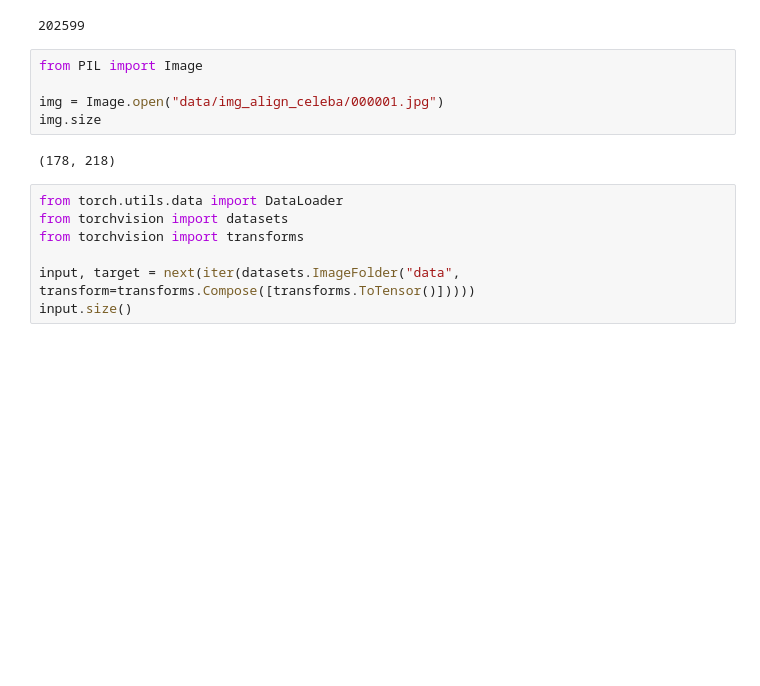
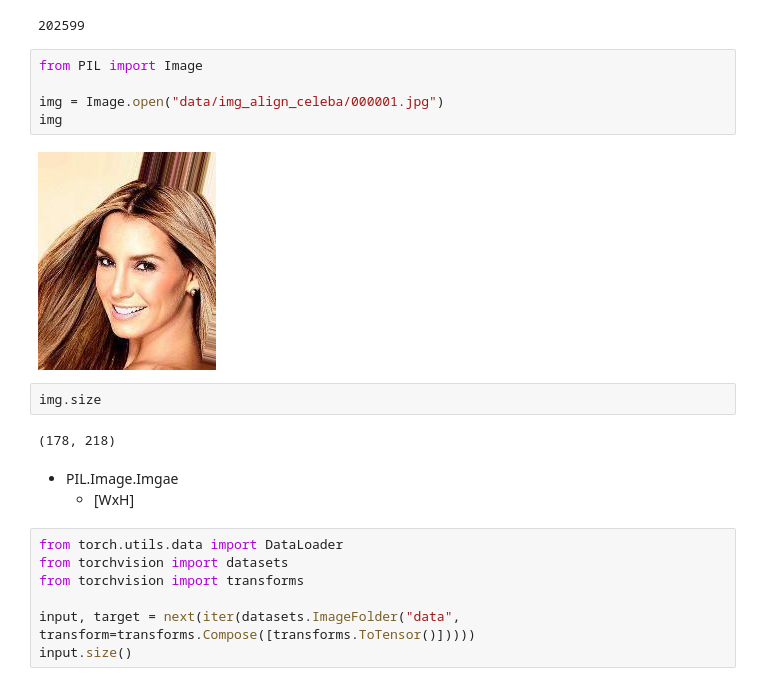
Before and after one commit to shimopino/papers-challenge, a Jupyter notebook: src/gan/biggan/notebooks/biggan_explorer.ipynb, the cells around one changed output. Saved outputs shown, nothing was run; the diff lists cells and outputs as text; blank space fills up the shorter version.

```diff
--- a/src/gan/biggan/notebooks/biggan_explorer.ipynb
+++ b/src/gan/biggan/notebooks/biggan_explorer.ipynb
@@ -29,10 +29,17 @@ data/celeba.zip     100%[===================>]   1.34G  94.7MB/s    in 14s
 # %%
 from PIL import Image
 
 img = Image.open("data/img_align_celeba/000001.jpg")
-img.size
+img
 # %% [output]
-(178, 218)
+[figure, added]
+# %%
+img.size
+# %% [output]
+(178, 218)
+# %% [markdown]
+- PIL.Image.Imgae
+    - [WxH]
 # %%
 from torch.utils.data import DataLoader
 from torchvision import datasets
```
Also changed, not shown: parts of 37 cells of this notebook.
